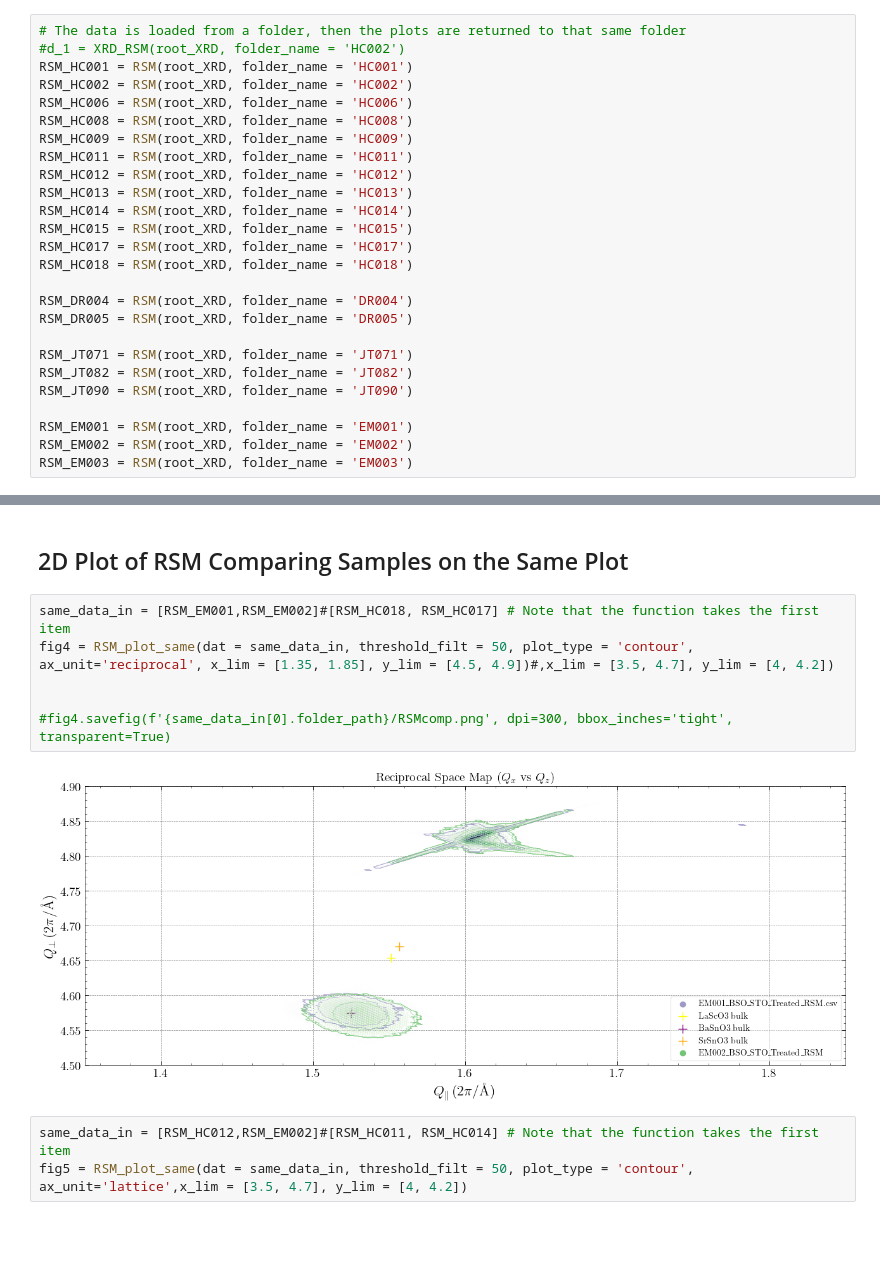
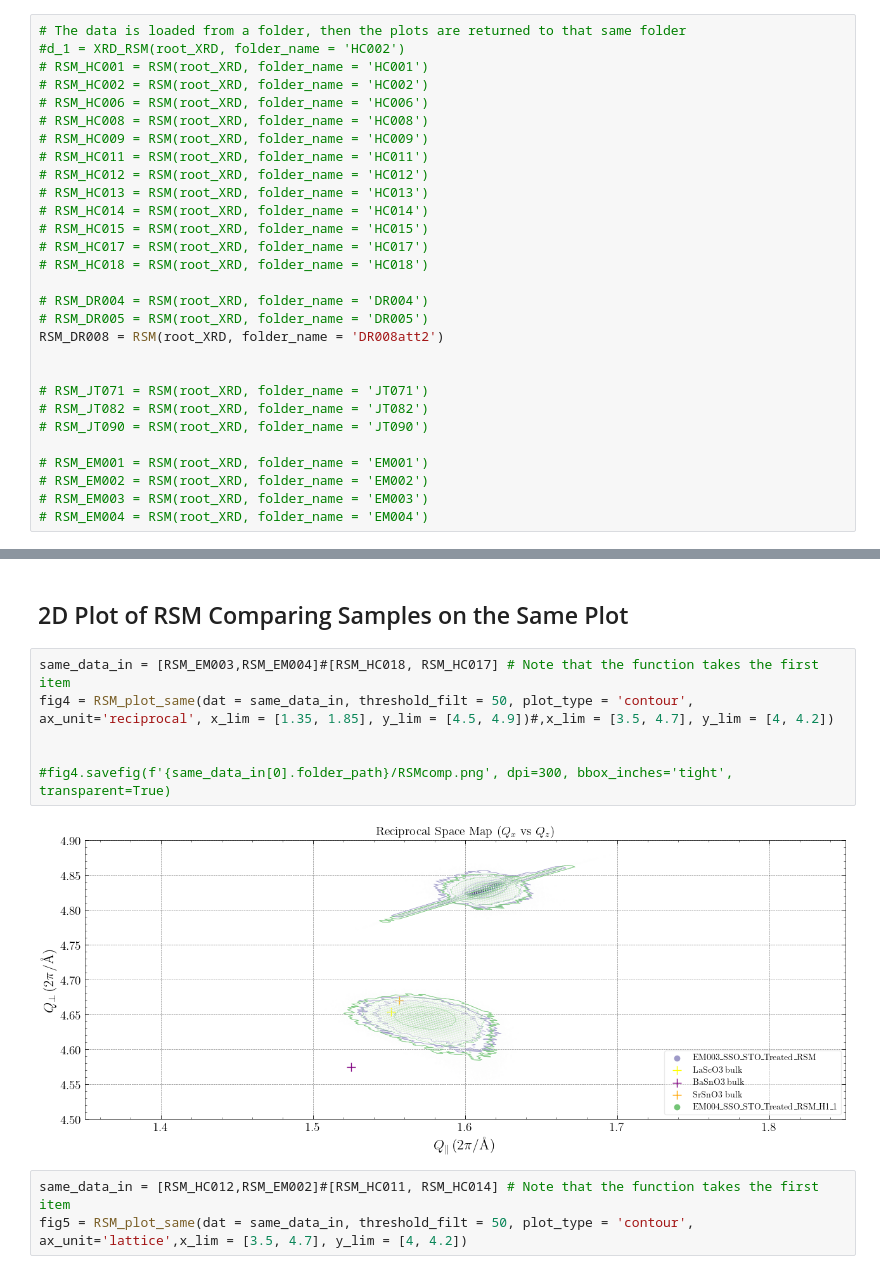
Before and after one commit to hc3413/Thin_Film_Analysis, a Jupyter notebook: RSM_Analysis.ipynb, the cells around one changed output, grey strips where cells are left out. Drawn from its saved outputs; the diff is of its cells as text; blank space fills up the shorter version.

```diff
--- a/RSM_Analysis.ipynb
+++ b/RSM_Analysis.ipynb
@@ -30,27 +30,30 @@ film_thickness = 1e-9 # Film thickness in meters
 # %%
 # The data is loaded from a folder, then the plots are returned to that same folder
 #d_1 = XRD_RSM(root_XRD, folder_name = 'HC002')
-RSM_HC001 = RSM(root_XRD, folder_name = 'HC001')
-RSM_HC002 = RSM(root_XRD, folder_name = 'HC002')
-RSM_HC006 = RSM(root_XRD, folder_name = 'HC006')
-RSM_HC008 = RSM(root_XRD, folder_name = 'HC008')
-RSM_HC009 = RSM(root_XRD, folder_name = 'HC009')
-RSM_HC011 = RSM(root_XRD, folder_name = 'HC011')
-RSM_HC012 = RSM(root_XRD, folder_name = 'HC012')
-RSM_HC013 = RSM(root_XRD, folder_name = 'HC013')
-RSM_HC014 = RSM(root_XRD, folder_name = 'HC014')
-RSM_HC015 = RSM(root_XRD, folder_name = 'HC015')
-RSM_HC017 = RSM(root_XRD, folder_name = 'HC017')
-RSM_HC018 = RSM(root_XRD, folder_name = 'HC018')
+# RSM_HC001 = RSM(root_XRD, folder_name = 'HC001')
+# RSM_HC002 = RSM(root_XRD, folder_name = 'HC002')
+# RSM_HC006 = RSM(root_XRD, folder_name = 'HC006')
+# RSM_HC008 = RSM(root_XRD, folder_name = 'HC008')
+# RSM_HC009 = RSM(root_XRD, folder_name = 'HC009')
+# RSM_HC011 = RSM(root_XRD, folder_name = 'HC011')
+# RSM_HC012 = RSM(root_XRD, folder_name = 'HC012')
+# RSM_HC013 = RSM(root_XRD, folder_name = 'HC013')
+# RSM_HC014 = RSM(root_XRD, folder_name = 'HC014')
+# RSM_HC015 = RSM(root_XRD, folder_name = 'HC015')
+# RSM_HC017 = RSM(root_XRD, folder_name = 'HC017')
+# RSM_HC018 = RSM(root_XRD, folder_name = 'HC018')
 
-RSM_DR004 = RSM(root_XRD, folder_name = 'DR004')
-RSM_DR005 = RSM(root_XRD, folder_name = 'DR005')
+# RSM_DR004 = RSM(root_XRD, folder_name = 'DR004')
+# RSM_DR005 = RSM(root_XRD, folder_name = 'DR005')
+RSM_DR008 = RSM(root_XRD, folder_name = 'DR008att2')
 
-RSM_JT071 = RSM(root_XRD, folder_name = 'JT071')
-RSM_JT082 = RSM(root_XRD, folder_name = 'JT082')
-RSM_JT090 = RSM(root_XRD, folder_name = 'JT090')
 
-RSM_EM001 = RSM(root_XRD, folder_name = 'EM001')
-RSM_EM002 = RSM(root_XRD, folder_name = 'EM002')
-RSM_EM003 = RSM(root_XRD, folder_name = 'EM003')
+# RSM_JT071 = RSM(root_XRD, folder_name = 'JT071')
+# RSM_JT082 = RSM(root_XRD, folder_name = 'JT082')
+# RSM_JT090 = RSM(root_XRD, folder_name = 'JT090')
+
+# RSM_EM001 = RSM(root_XRD, folder_name = 'EM001')
+# RSM_EM002 = RSM(root_XRD, folder_name = 'EM002')
+# RSM_EM003 = RSM(root_XRD, folder_name = 'EM003')
+# RSM_EM004 = RSM(root_XRD, folder_name = 'EM004')
 # %% [output]
@@ -110,13 +113,13 @@ fig3 = RSM_plot_sep(dat = sep_data_in, threshold_filt = 10, plot_type = 'contour
 # %% [markdown]
 ## 2D Plot of RSM Comparing Samples on the Same Plot
 # %%
-same_data_in = [RSM_EM001,RSM_EM002]#[RSM_HC018, RSM_HC017] # Note that the function takes the first item
+same_data_in = [RSM_EM003,RSM_EM004]#[RSM_HC018, RSM_HC017] # Note that the function takes the first item
 fig4 = RSM_plot_same(dat = same_data_in, threshold_filt = 50, plot_type = 'contour', ax_unit='reciprocal', x_lim = [1.35, 1.85], y_lim = [4.5, 4.9])#,x_lim = [3.5, 4.7], y_lim = [4, 4.2])
 
 
 #fig4.savefig(f'{same_data_in[0].folder_path}/RSMcomp.png', dpi=300, bbox_inches='tight', transparent=True)
 # %% [output]
-[figure, old version]
+[figure, new version]
 # %%
 same_data_in = [RSM_HC012,RSM_EM002]#[RSM_HC011, RSM_HC014] # Note that the function takes the first item
 fig5 = RSM_plot_same(dat = same_data_in, threshold_filt = 50, plot_type = 'contour', ax_unit='lattice',x_lim = [3.5, 4.7], y_lim = [4, 4.2])
```
Also changed, not shown: parts of 5 cells of this notebook, 2 other files.
